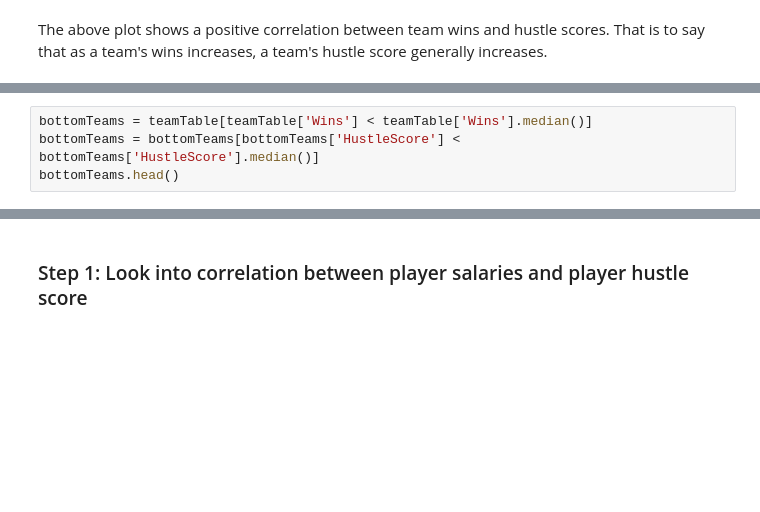
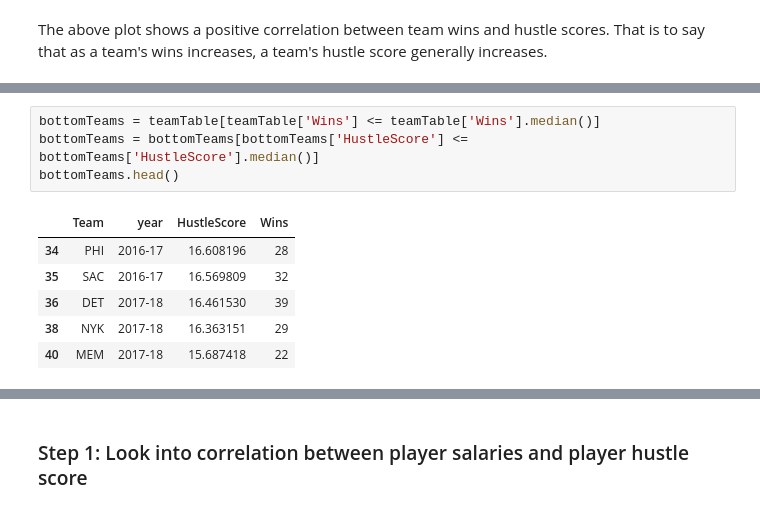
Before and after one commit to yairfax/CMSC320-final-project, a Jupyter notebook: Final Project.ipynb, the cells around one changed output, grey strips where cells are left out. Cells and saved outputs as stored; diff of their text form; blank space fills up the shorter version.

```diff
--- a/Final Project.ipynb
+++ b/Final Project.ipynb
@@ -361,7 +506,14 @@ topTeams.head()
 # %%
-bottomTeams = teamTable[teamTable['Wins'] < teamTable['Wins'].median()]
-bottomTeams = bottomTeams[bottomTeams['HustleScore'] < bottomTeams['HustleScore'].median()]
+bottomTeams = teamTable[teamTable['Wins'] <= teamTable['Wins'].median()]
+bottomTeams = bottomTeams[bottomTeams['HustleScore'] <= bottomTeams['HustleScore'].median()]
 bottomTeams.head()
+# %% [output]
+|  | Team | year | HustleScore | Wins |
+| 34 | PHI | 2016-17 | 16.608196 | 28 |
+| 35 | SAC | 2016-17 | 16.569809 | 32 |
+| 36 | DET | 2017-18 | 16.461530 | 39 |
+| 38 | NYK | 2017-18 | 16.363151 | 29 |
+| 40 | MEM | 2017-18 | 15.687418 | 22 |
 # %%
 topTeamsPlayers = pd.merge(topTeams, hustleStats, how='left', on=['Team']).sort_values('Pos')
 x = topTeamsPlayers['Pos']
```
Also changed, not shown: parts of 37 cells of this notebook.
